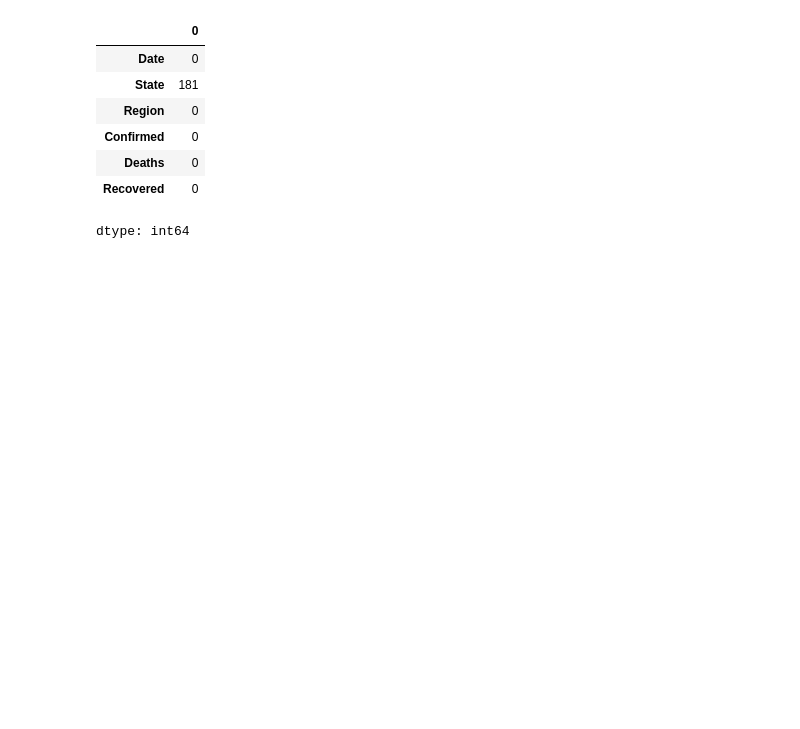
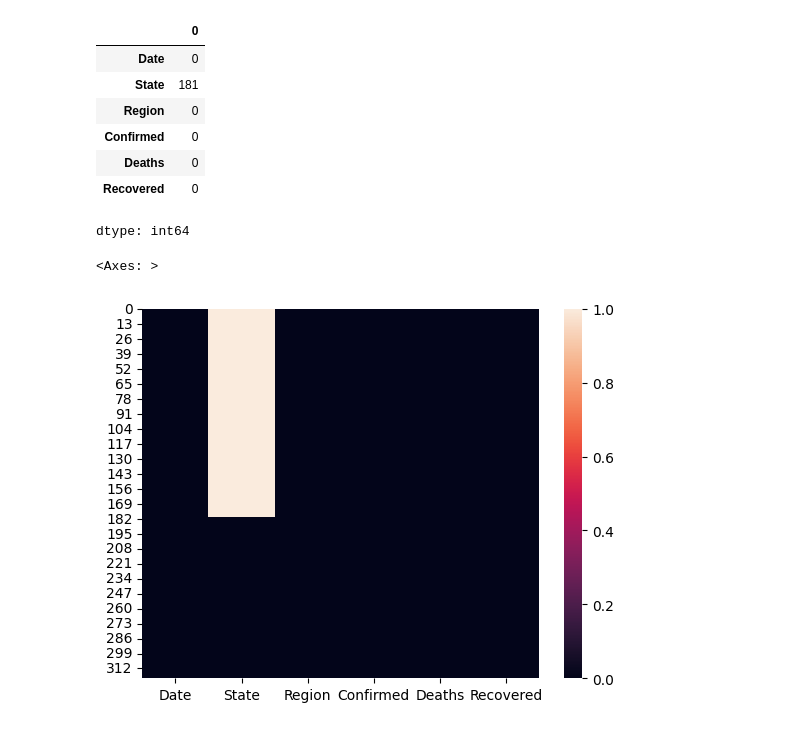
Before and after one commit to Festuskipkoech/Festus_data-science, a Jupyter notebook: Covid19DataAnalysis.ipynb, the cells around one changed output. Cells and saved outputs as stored; diff of their text form; code cells hidden in the pictures; blank space fills up the shorter version.

```diff
--- a/Covid19DataAnalysis.ipynb
+++ b/Covid19DataAnalysis.ipynb
@@ -35,3 +37,8 @@ data.isnull().sum()
 | Deaths | 0 |
 | Recovered | 0 |
 dtype: int64
+# %%
+sns.heatmap(data.isnull())
+# %% [output]
+<Axes: >
+[figure, added]
```
Also changed, not shown: parts of 5 cells of this notebook.
